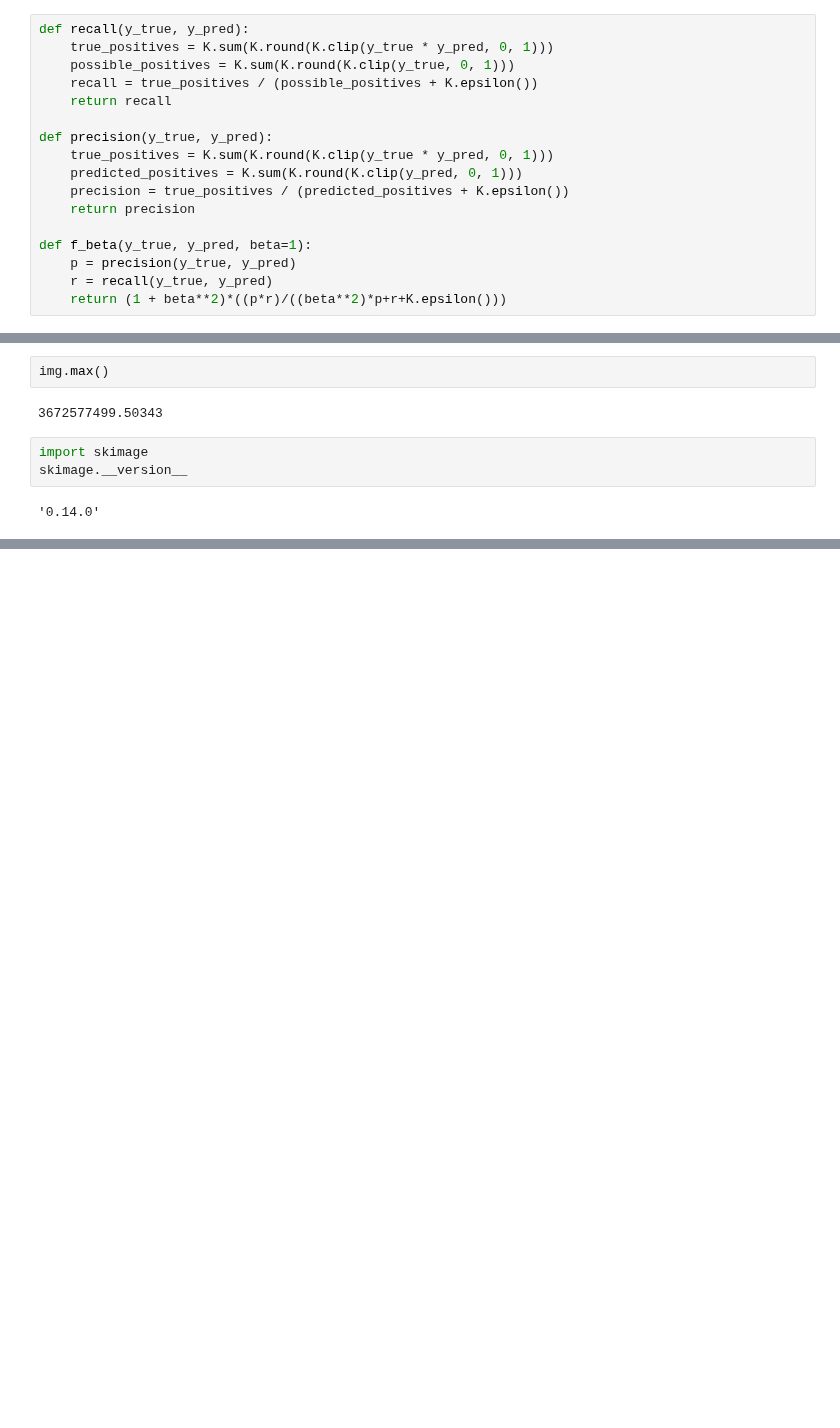
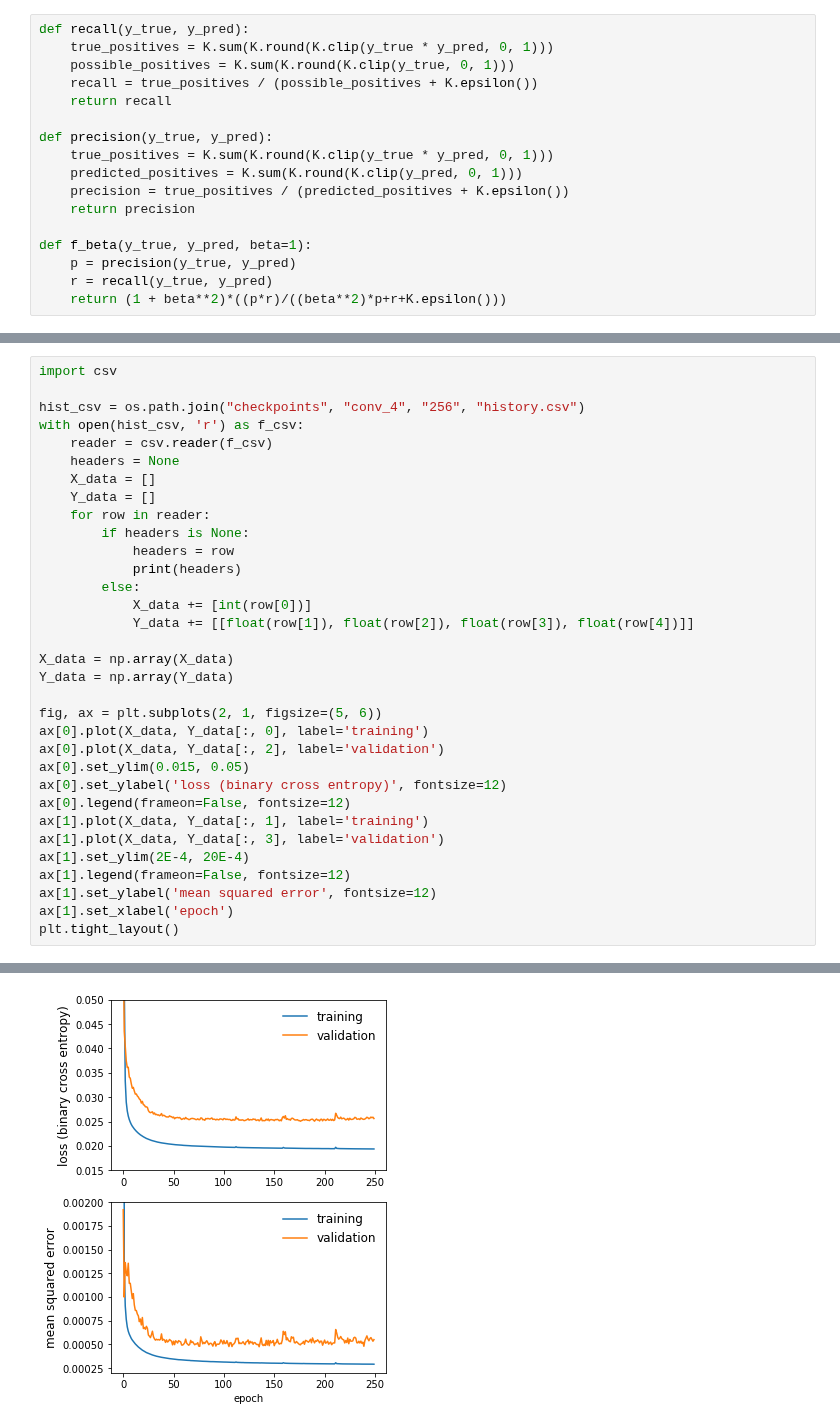
Before and after one commit to xmechanics/canon, a Jupyter notebook: scripts/review_model.ipynb, the cells around one changed output, grey strips where cells are left out. Drawn from its saved outputs; the diff is of its cells as text; blank space fills up the shorter version.

```diff
--- a/scripts/review_model.ipynb
+++ b/scripts/review_model.ipynb
@@ -191,9 +172,34 @@ print (img2.max(), img2.dtype, img2.shape)
-# %%
-img.max()
-# %% [output]
-3672577499.50343
-# %%
-import skimage
-skimage.__version__
-# %% [output]
-'0.14.0'
+# %%
+import csv
+
+hist_csv = os.path.join("checkpoints", "conv_4", "256", "history.csv")
+with open(hist_csv, 'r') as f_csv:
+    reader = csv.reader(f_csv)
+    headers = None
+    X_data = []
+    Y_data = []
+    for row in reader:
+        if headers is None:
+            headers = row
+            print(headers)
+        else:
+            X_data += [int(row[0])]
+            Y_data += [[float(row[1]), float(row[2]), float(row[3]), float(row[4])]]
+
+X_data = np.array(X_data)
+Y_data = np.array(Y_data)
+
+fig, ax = plt.subplots(2, 1, figsize=(5, 6))
+ax[0].plot(X_data, Y_data[:, 0], label='training')
+ax[0].plot(X_data, Y_data[:, 2], label='validation')
+ax[0].set_ylim(0.015, 0.05)
+ax[0].set_ylabel('loss (binary cross entropy)', fontsize=12)
+ax[0].legend(frameon=False, fontsize=12)
+ax[1].plot(X_data, Y_data[:, 1], label='training')
+ax[1].plot(X_data, Y_data[:, 3], label='validation')
+ax[1].set_ylim(2E-4, 20E-4)
+ax[1].legend(frameon=False, fontsize=12)
+ax[1].set_ylabel('mean squared error', fontsize=12)
+ax[1].set_xlabel('epoch')
+plt.tight_layout()
+# %% [output]
@@ -199,0 +207 @@ skimage.__version__
+[figure, added]
```
Also changed, not shown: parts of 7 cells of this notebook, 12 other files.
